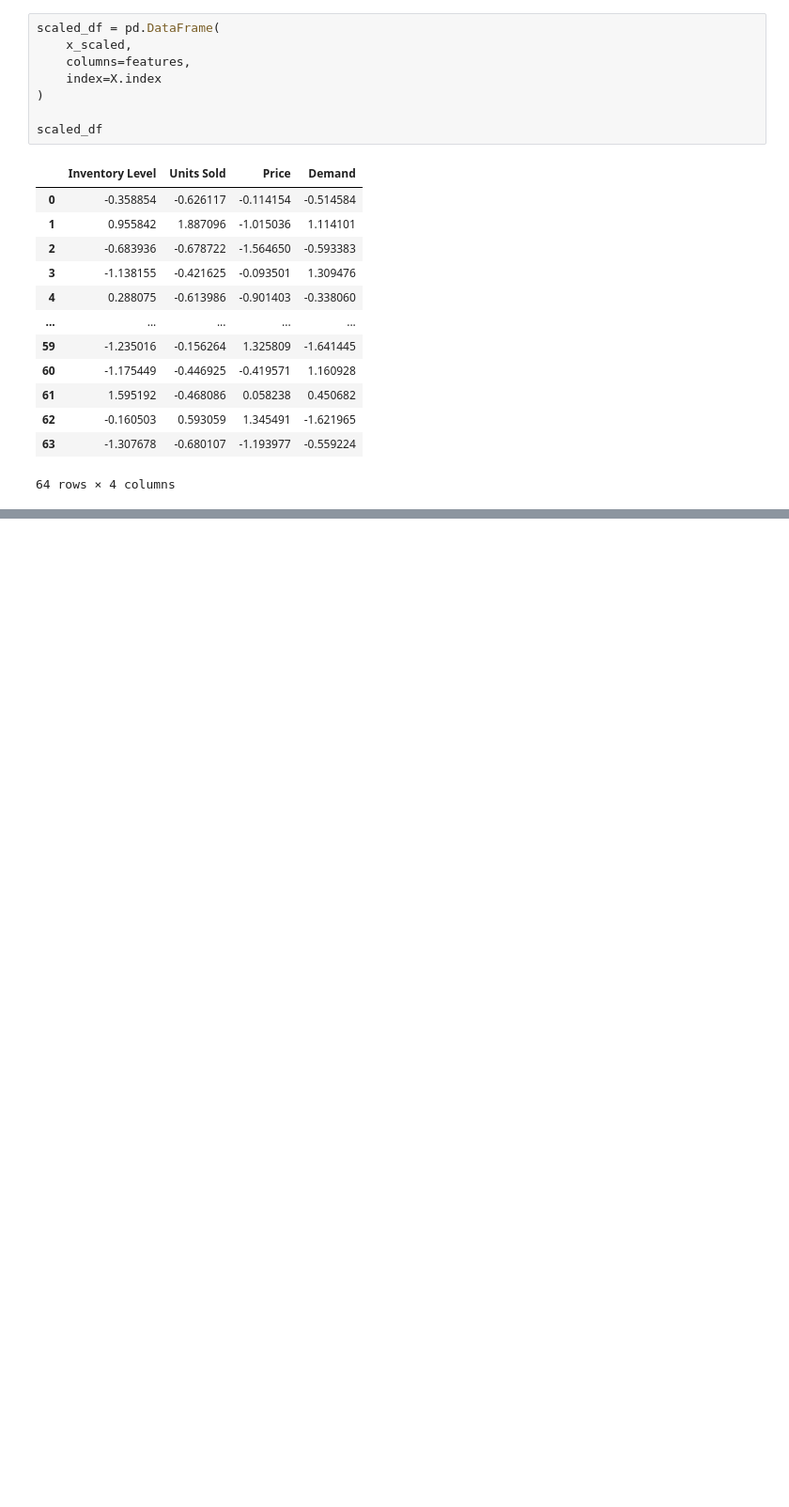
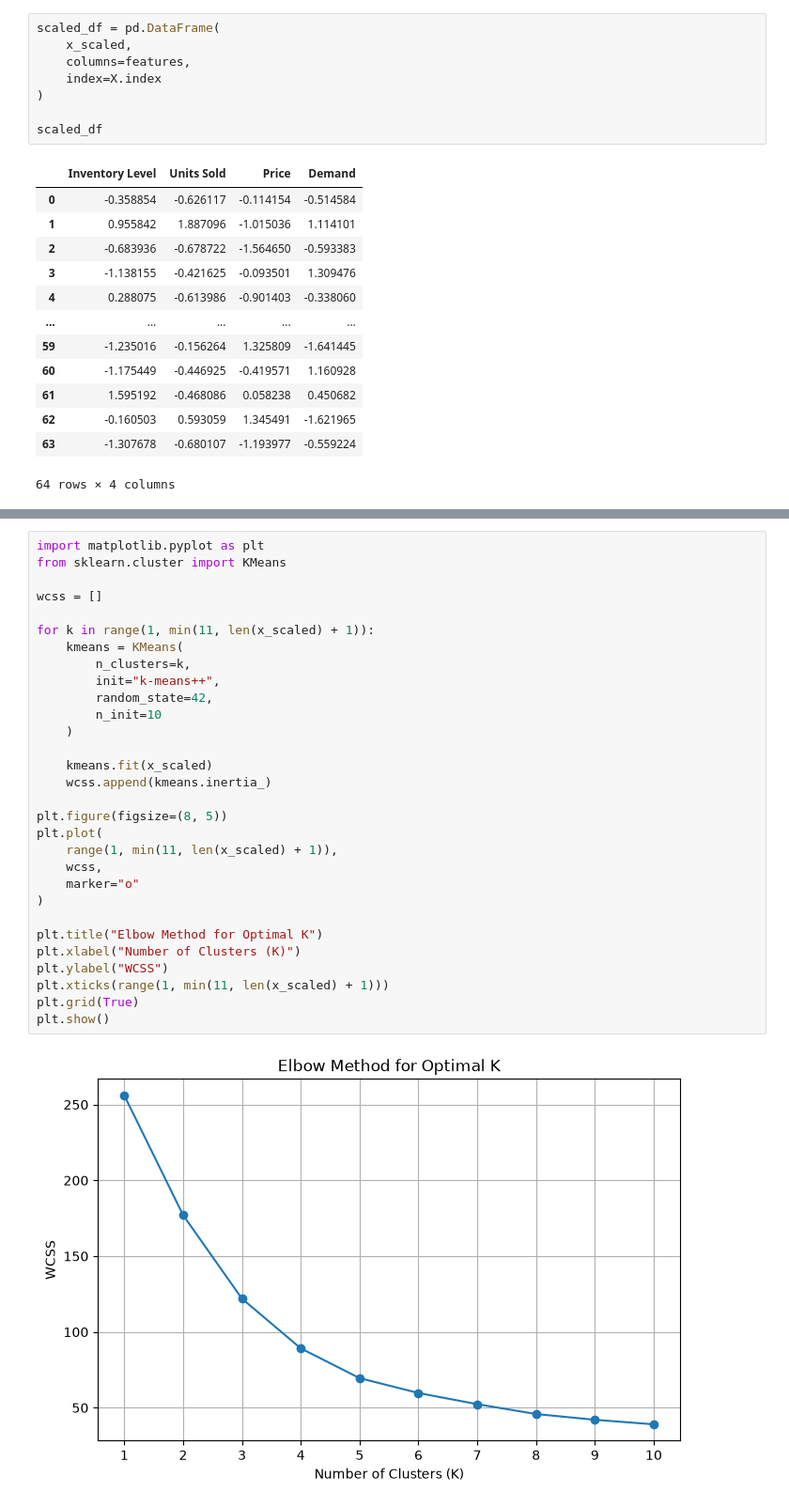
Before and after one commit to bhabanisipu/Inventory_Product_Grouping_System, a Jupyter notebook: notebooks/inventory_experiment.ipynb, the cells around one changed output, grey strips where cells are left out. Shown at 94% size. Cells and saved outputs as stored; diff of their text form; blank space fills up the shorter version.

```diff
--- a/notebooks/inventory_experiment.ipynb
+++ b/notebooks/inventory_experiment.ipynb
@@ -328,0 +326,32 @@ ValueError: Grouper and axis must be same length
+# %%
+import matplotlib.pyplot as plt
+from sklearn.cluster import KMeans
+
+wcss = []
+
+for k in range(1, min(11, len(x_scaled) + 1)):
+    kmeans = KMeans(
+        n_clusters=k,
+        init="k-means++",
+        random_state=42,
+        n_init=10
+    )
+
+    kmeans.fit(x_scaled)
+    wcss.append(kmeans.inertia_)
+
+plt.figure(figsize=(8, 5))
+plt.plot(
+    range(1, min(11, len(x_scaled) + 1)),
+    wcss,
+    marker="o"
+)
+
+plt.title("Elbow Method for Optimal K")
+plt.xlabel("Number of Clusters (K)")
+plt.ylabel("WCSS")
+plt.xticks(range(1, min(11, len(x_scaled) + 1)))
+plt.grid(True)
+plt.show()
+# %% [output]
+[figure, added]
```
Also changed, not shown: parts of 5 cells of this notebook.
